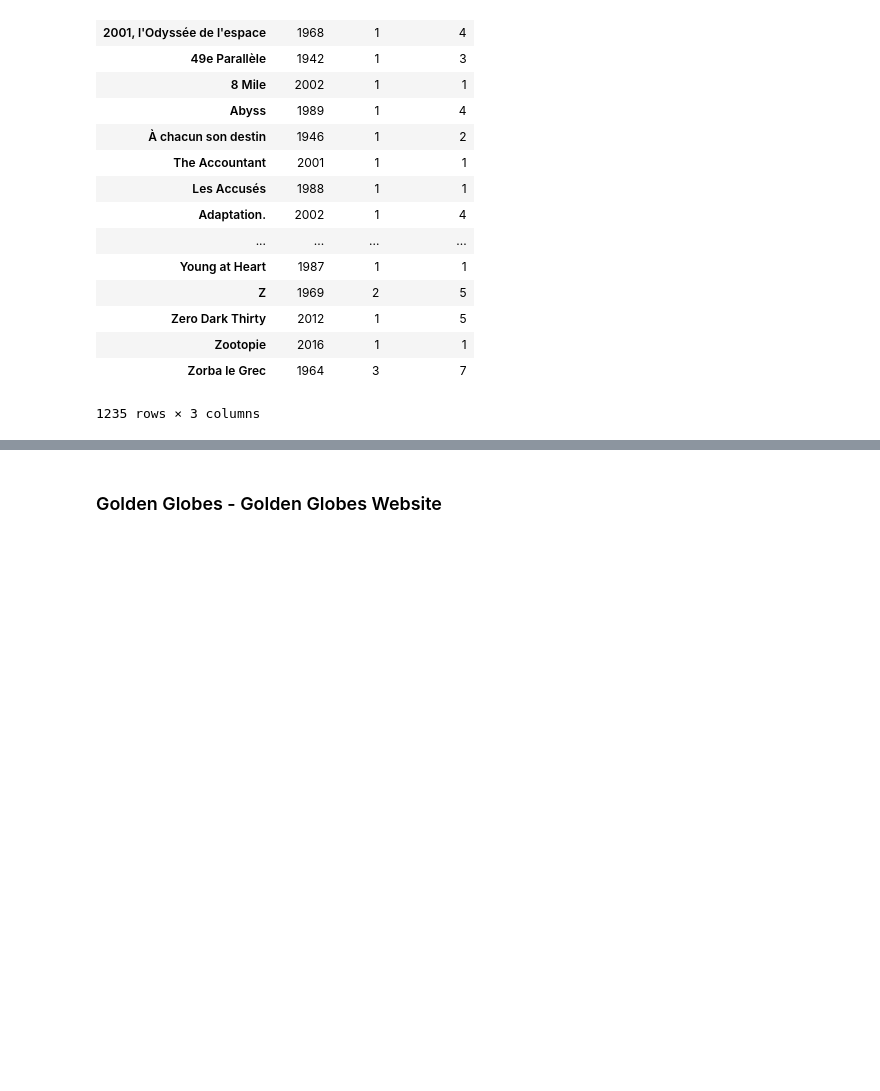
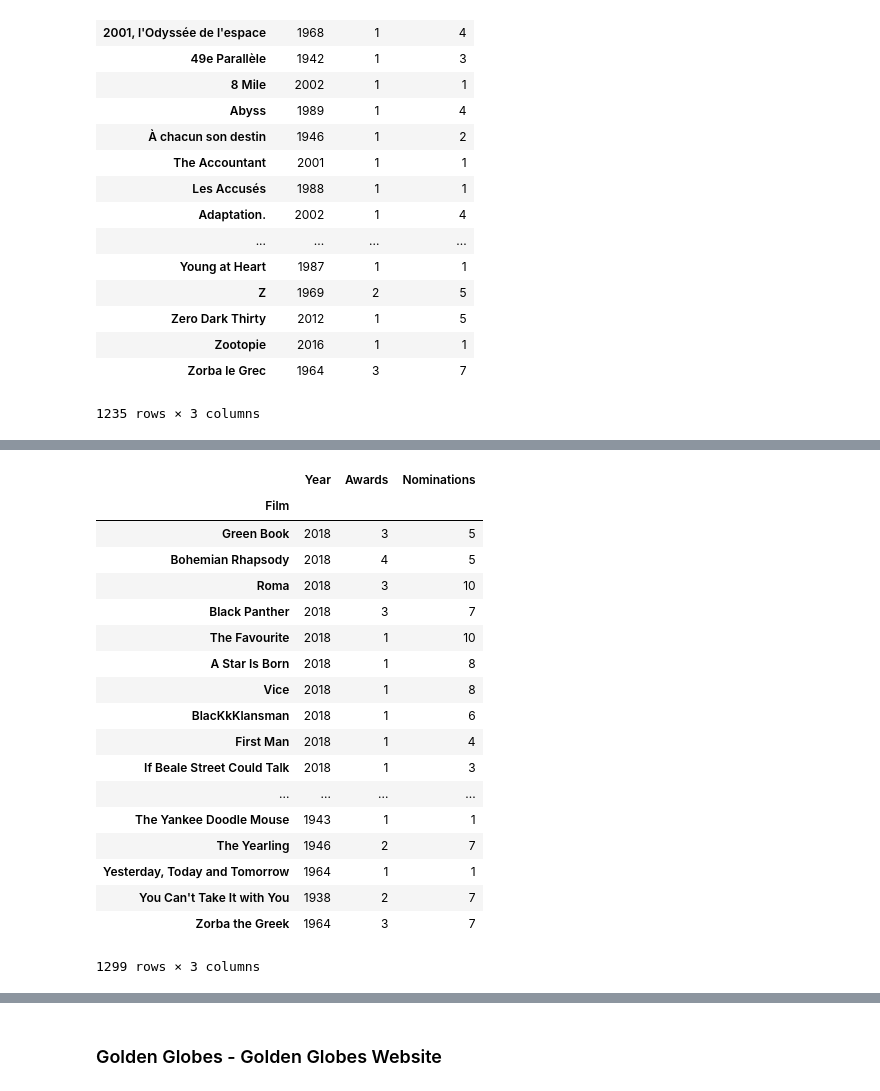
Before and after one commit to antoine-spahr/NTDS, a Jupyter notebook: Project/Webscapping.ipynb, the cells around one changed output, grey strips where cells are left out. Cells and saved outputs as stored; diff of their text form; code cells hidden in the pictures; blank space fills up the shorter version.

```diff
--- a/Project/Webscapping.ipynb
+++ b/Project/Webscapping.ipynb
@@ -72,0 +132,24 @@ oscars.size
+# %%
+# Checking if loading df is OK
+oscars=pd.read_csv("oscars_english.csv",index_col=0)
+oscars.set_index("Film")
+# %% [output]
+|  | Year | Awards | Nominations |
+| Film |  |  |  |
+| Green Book | 2018 | 3 | 5 |
+| Bohemian Rhapsody | 2018 | 4 | 5 |
+| Roma | 2018 | 3 | 10 |
+| Black Panther | 2018 | 3 | 7 |
+| The Favourite | 2018 | 1 | 10 |
+| A Star Is Born | 2018 | 1 | 8 |
+| Vice | 2018 | 1 | 8 |
+| BlacKkKlansman | 2018 | 1 | 6 |
+| First Man | 2018 | 1 | 4 |
+| If Beale Street Could Talk | 2018 | 1 | 3 |
+| ... | ... | ... | ... |
+| The Yankee Doodle Mouse | 1943 | 1 | 1 |
+| The Yearling | 1946 | 2 | 7 |
+| Yesterday, Today and Tomorrow | 1964 | 1 | 1 |
+| You Can't Take It with You | 1938 | 2 | 7 |
+| Zorba the Greek | 1964 | 3 | 7 |
+1299 rows × 3 columns
```
Also changed, not shown: parts of 23 cells of this notebook, 3 other files.
